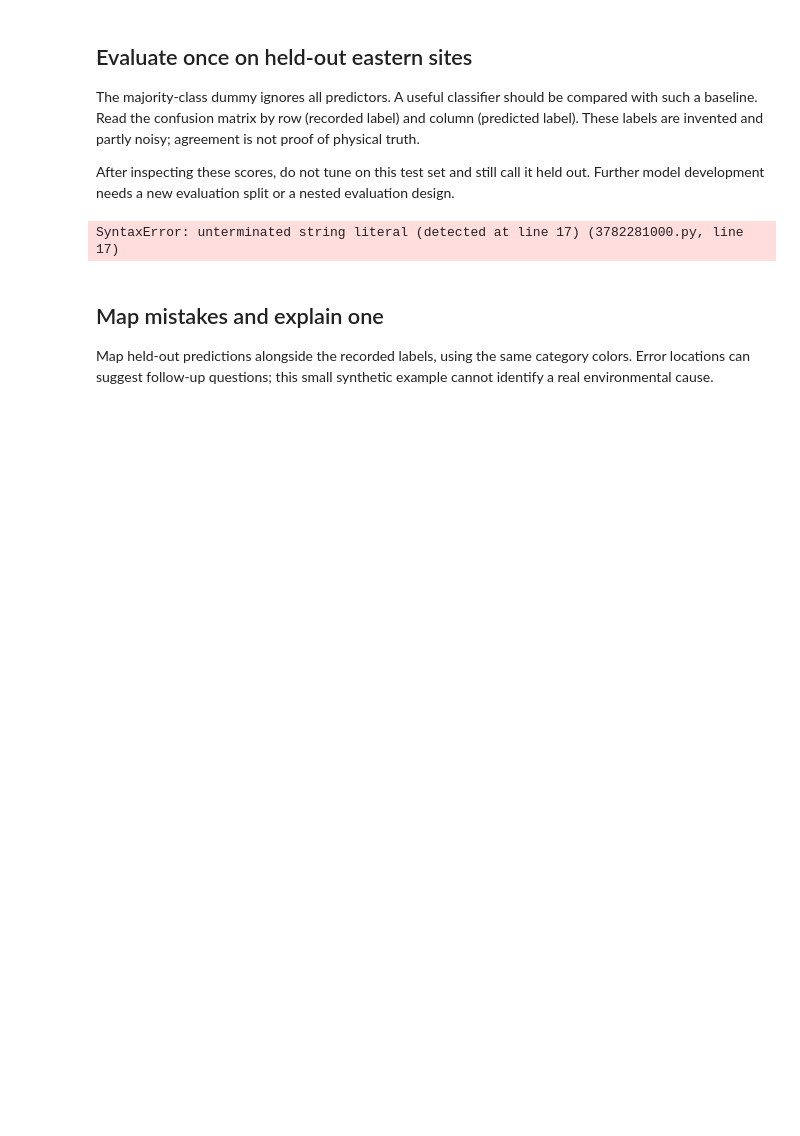
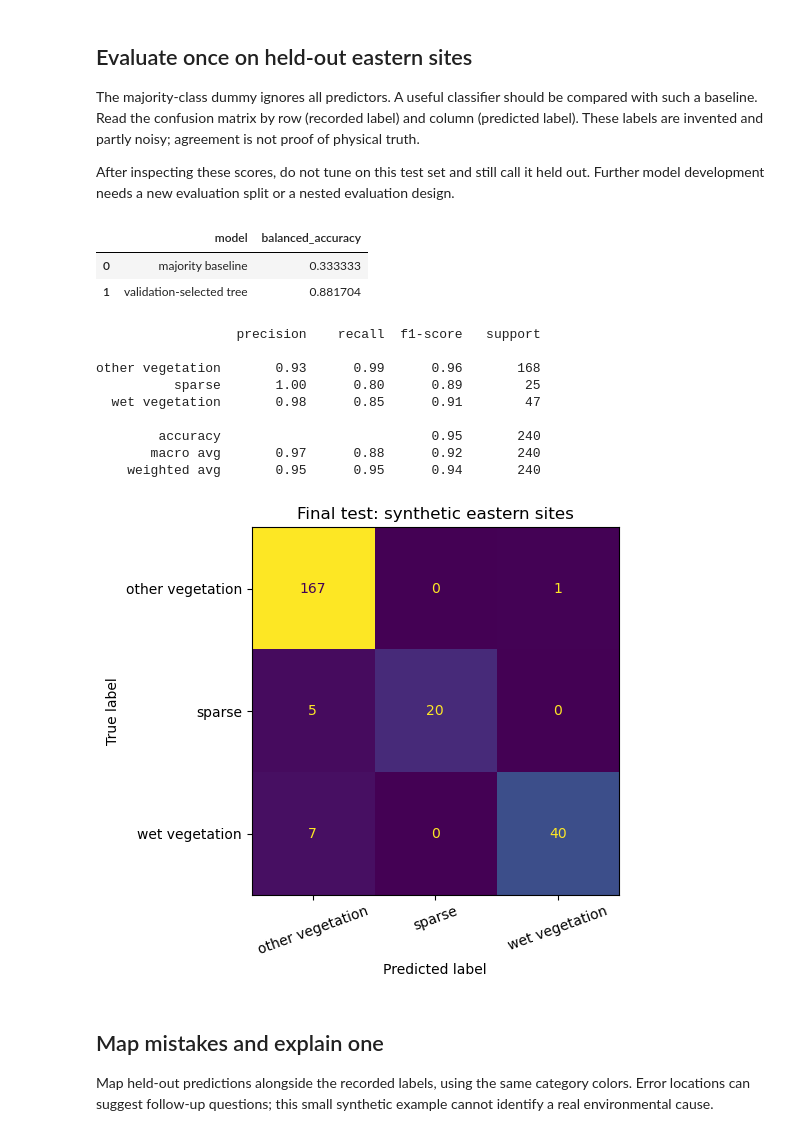
Before and after one commit to lijo8146/geospatial_machine_learning, a Jupyter notebook: 07-decision-trees/01_geospatial_decision_tree.ipynb, the cells around one changed output. Drawn from its saved outputs; the diff is of its cells as text; code cells hidden in the pictures; blank space fills up the shorter version.

```diff
--- a/07-decision-trees/01_geospatial_decision_tree.ipynb
+++ b/07-decision-trees/01_geospatial_decision_tree.ipynb
@@ -163,24 +163,36 @@ After inspecting these scores, do not tune on this test set and still call it he
 # %%
 baseline = DummyClassifier(strategy='most_frequent').fit(X[train], y[train])
 test_prediction = selected.predict(X[test])
 final_scores = pd.DataFrame([
     dict(model='majority baseline', balanced_accuracy=balanced_accuracy_score(y[test], baseline.predict(X[test]))),
     dict(model='validation-selected tree', balanced_accuracy=balanced_accuracy_score(y[test], test_prediction))
 ])
 display(final_scores)
 print(classification_report(y[test], test_prediction, labels=selected.classes_, zero_division=0))
 fig, ax = plt.subplots(figsize=(7, 5))
 ConfusionMatrixDisplay.from_predictions(y[test], test_prediction, labels=selected.classes_,
                                        xticks_rotation=20, colorbar=False, ax=ax)
 ax.set_title('Final test: synthetic eastern sites'); fig.tight_layout(); plt.show()
 results = sites.loc[test, ['site_id', 'x_km', 'y_km', 'cover']].copy()
 results['prediction'] = test_prediction
 results['correct'] = results.cover == results.prediction
 results.to_csv(OUT/'test_predictions.csv', index=False)
-final_scores.to_csv(OUT/test_metrics.csv', index=False)
+final_scores.to_csv(OUT/'test_metrics.csv', index=False)
 assert len(results) == int(test.sum()) and final_scores.balanced_accuracy.between(0, 1).all()
 # %% [output]
+|  | model | balanced_accuracy |
+| 0 | majority baseline | 0.333333 |
+| 1 | validation-selected tree | 0.881704 |
-SyntaxError: unterminated string literal (detected at line 17) (3782281000.py, line 17)
+                  precision    recall  f1-score   support
+
+other vegetation       0.93      0.99      0.96       168
+          sparse       1.00      0.80      0.89        25
+  wet vegetation       0.98      0.85      0.91        47
+
+        accuracy                           0.95       240
+       macro avg       0.97      0.88      0.92       240
+    weighted avg       0.95      0.95      0.94       240
+[figure, added]
 # %% [markdown]
 ## Map mistakes and explain one
 
```
Also changed, not shown: parts of 4 cells of this notebook, 1 other file.
